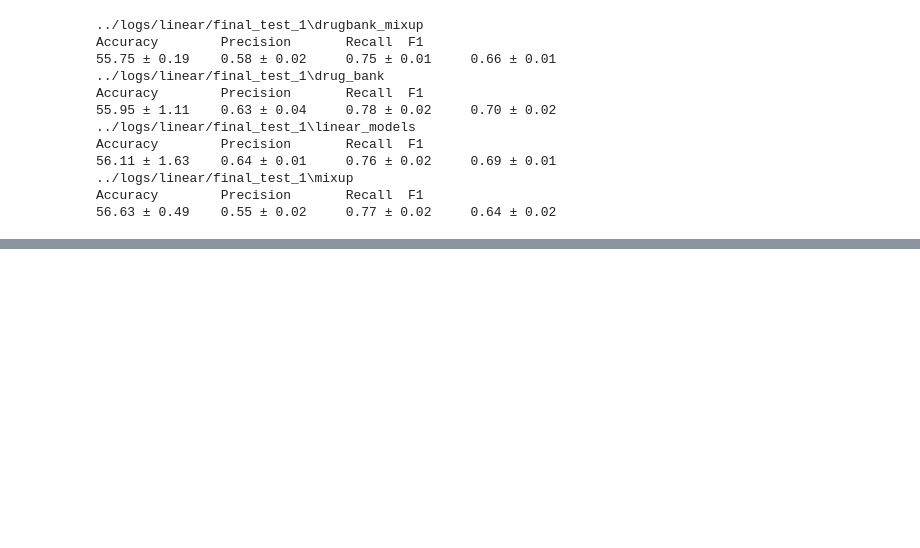
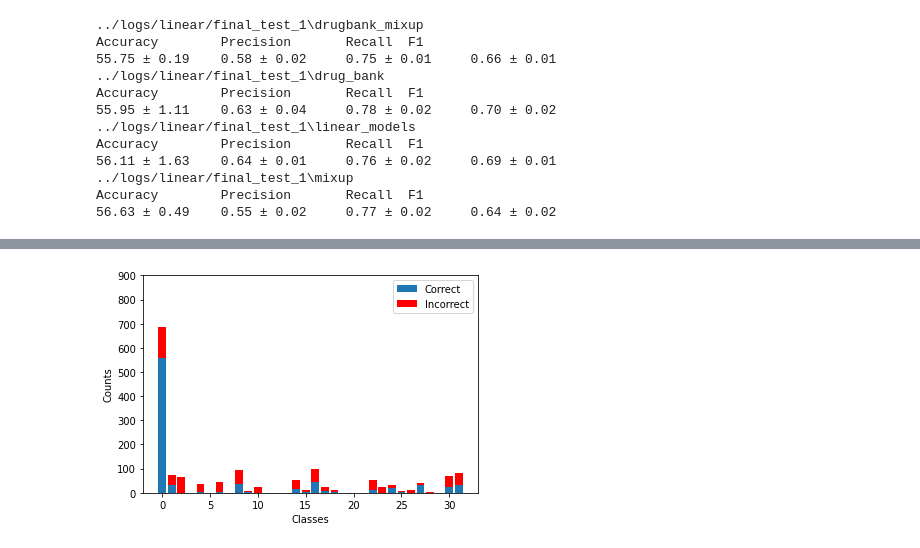
Before and after one commit to XieResearchGroup/PLANS, a Jupyter notebook: notebooks/evaluation.ipynb, the cells around one changed output, grey strips where cells are left out. Cells and saved outputs as stored; diff of their text form; code cells hidden in the pictures; blank space fills up the shorter version.

```diff
--- a/notebooks/evaluation.ipynb
+++ b/notebooks/evaluation.ipynb
@@ -182,0 +194,5 @@ Accuracy        Precision       Recall  F1
+# %%
+tle.plot_classwise_correct_and_incorrect_bars(
+    save_name=os.path.join(path, "correct_incorrect_counts.png"), ylim=[0, 900])
+# %% [output]
+[figure, added]
```
Also changed, not shown: parts of 4 cells of this notebook.
